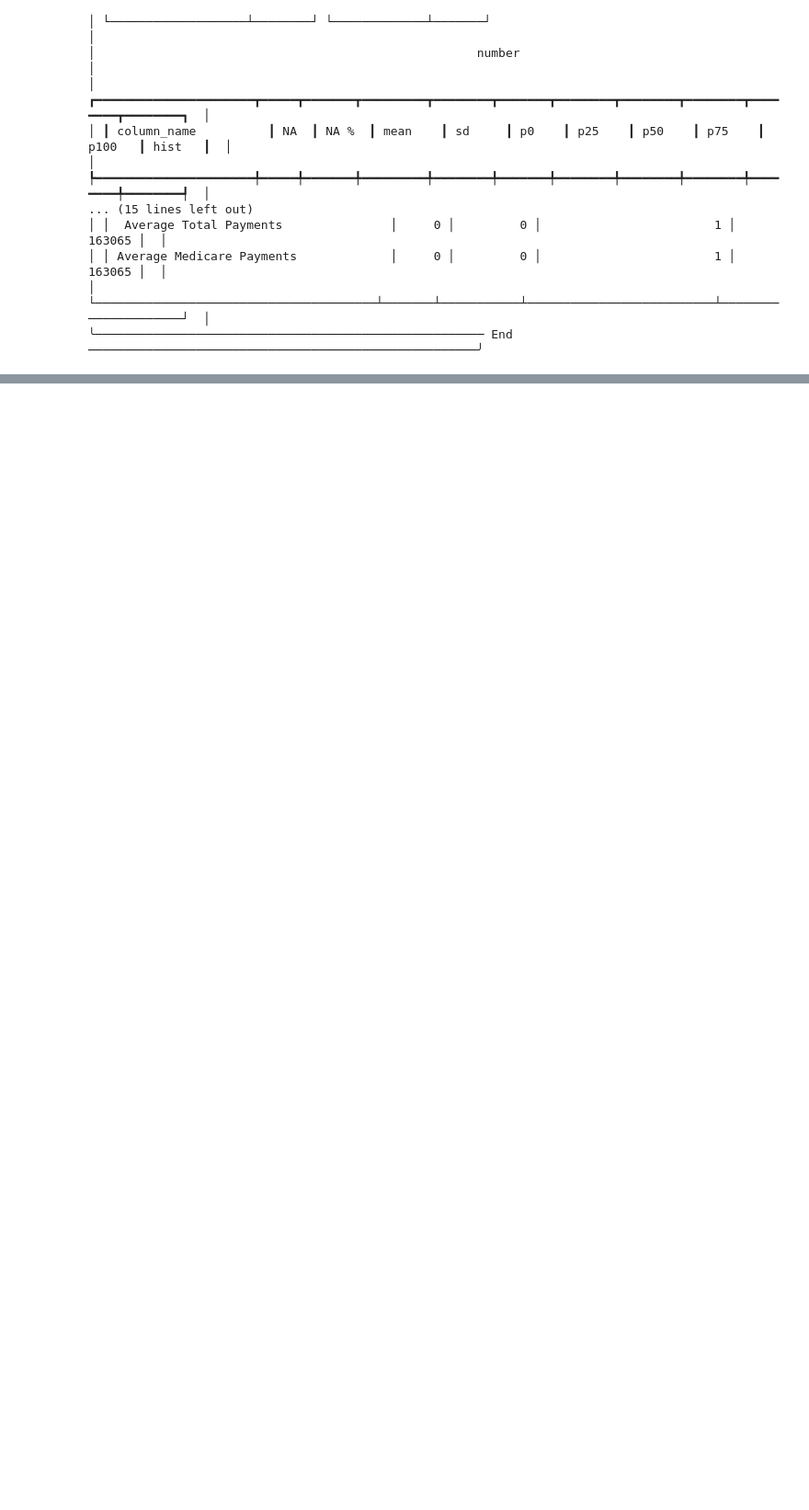
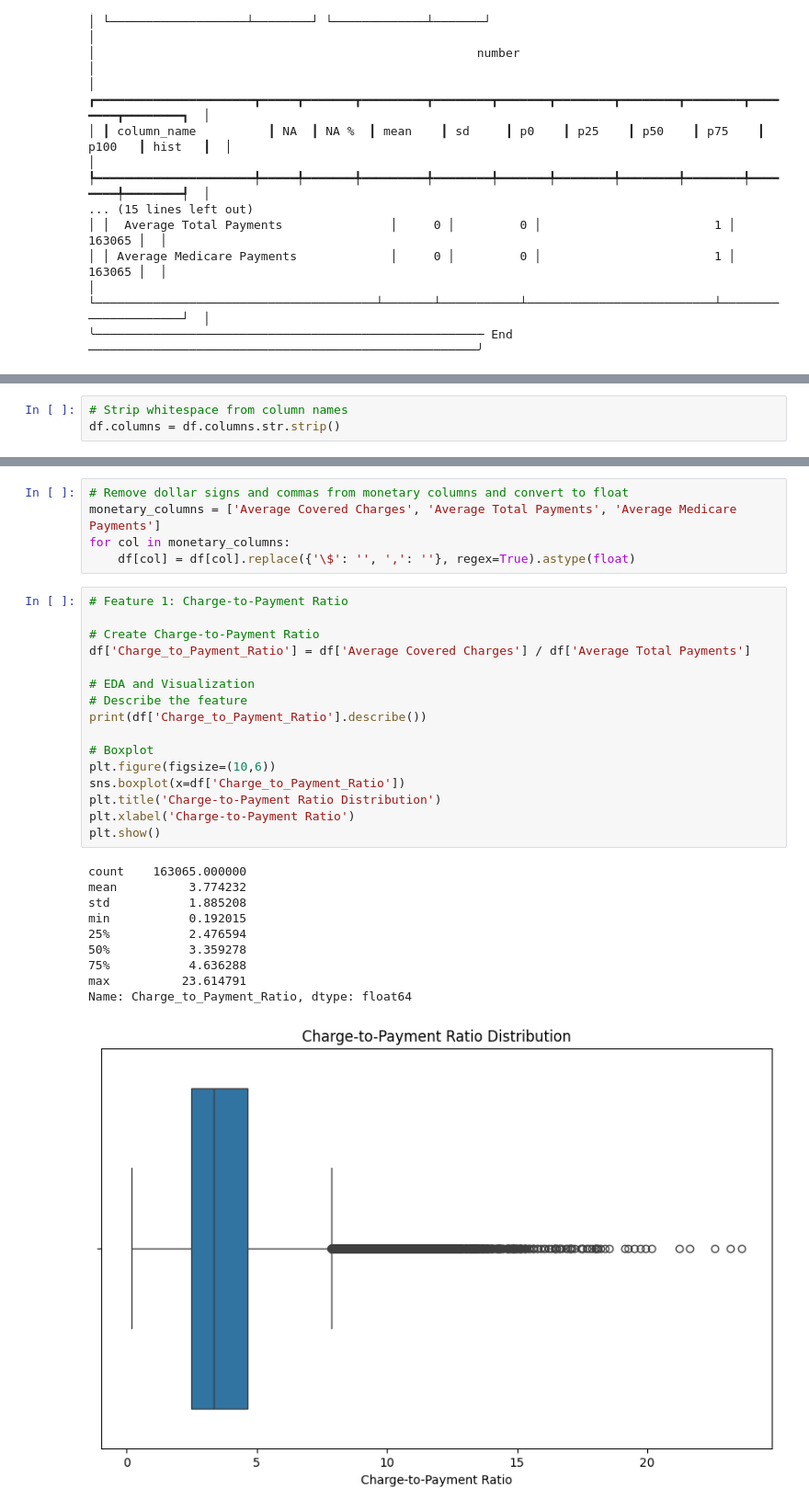
Before and after one commit to haorany999/5430_hw5-Health_care_fraud_detection, a Jupyter notebook: 5430 hw5.ipynb, the cells around one changed output, grey strips where cells are left out. Shown at 92% size. Cells and saved outputs as stored; diff of their text form; blank space fills up the shorter version.

```diff
--- a/5430 hw5.ipynb
+++ b/5430 hw5.ipynb
@@ -34,0 +50,3 @@ skim(df)
+# %%
+# Strip whitespace from column names
+df.columns = df.columns.str.strip()
@@ -34,0 +57,32 @@ skim(df)
+# %%
+# Remove dollar signs and commas from monetary columns and convert to float
+monetary_columns = ['Average Covered Charges', 'Average Total Payments', 'Average Medicare Payments']
+for col in monetary_columns:
+    df[col] = df[col].replace({'\$': '', ',': ''}, regex=True).astype(float)
+# %%
+# Feature 1: Charge-to-Payment Ratio
+
+# Create Charge-to-Payment Ratio
+df['Charge_to_Payment_Ratio'] = df['Average Covered Charges'] / df['Average Total Payments']
+
+# EDA and Visualization
+# Describe the feature
+print(df['Charge_to_Payment_Ratio'].describe())
+
+# Boxplot
+plt.figure(figsize=(10,6))
+sns.boxplot(x=df['Charge_to_Payment_Ratio'])
+plt.title('Charge-to-Payment Ratio Distribution')
+plt.xlabel('Charge-to-Payment Ratio')
+plt.show()
+# %% [output]
+count    163065.000000
+mean          3.774232
+std           1.885208
+min           0.192015
+25%           2.476594
+50%           3.359278
+75%           4.636288
+max          23.614791
+Name: Charge_to_Payment_Ratio, dtype: float64
+[figure, added]
```
Also changed, not shown: parts of 35 cells of this notebook, 1 other file.
